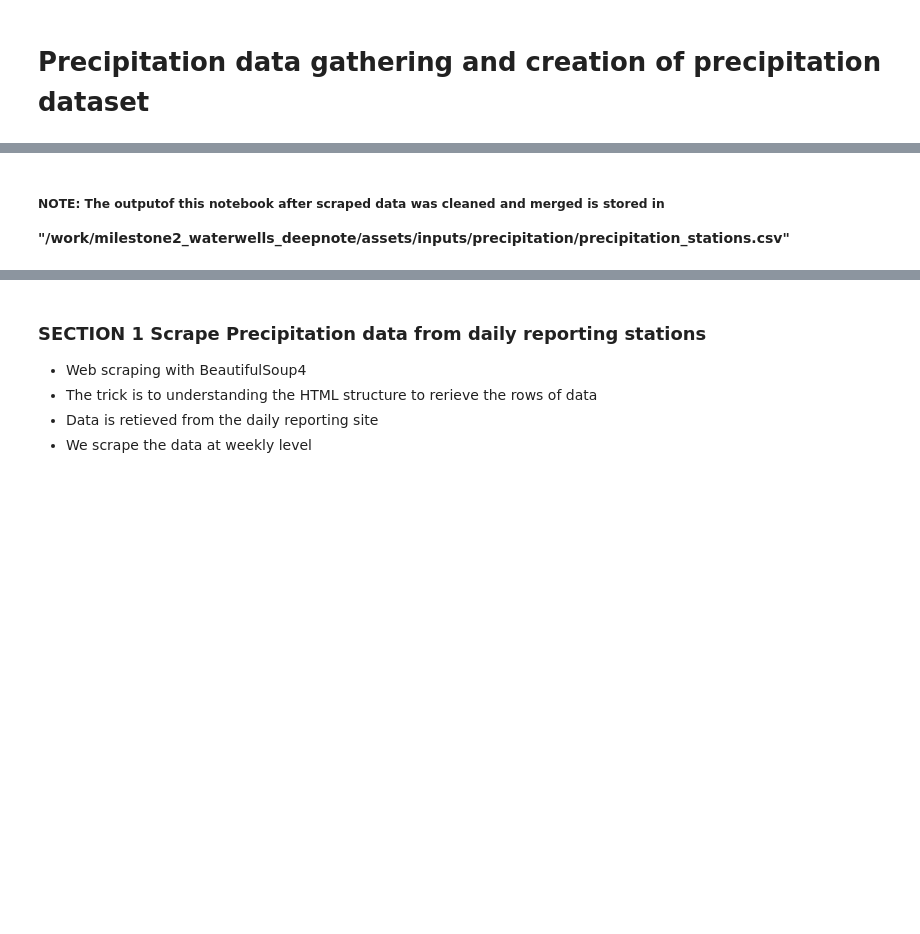
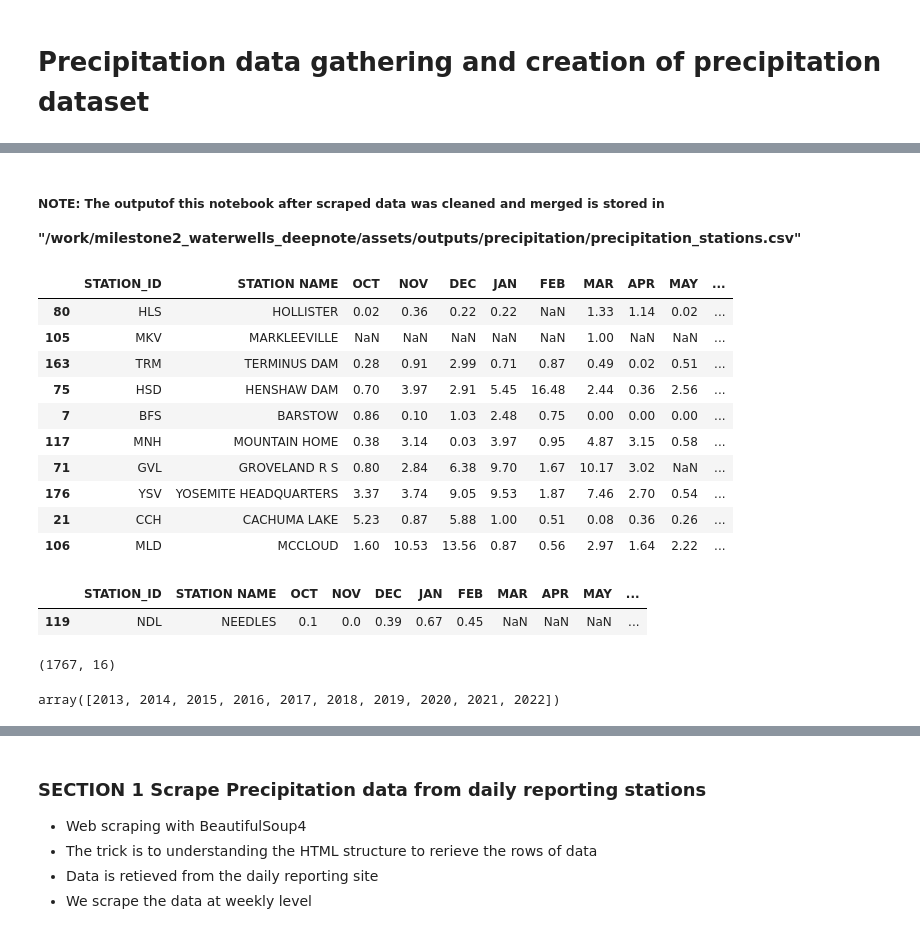
Before and after one commit to sjtalkar/milestone2_waterwells_deepnote, a Jupyter notebook: Data Engineering/precipitation_data.ipynb, the cells around one changed output, grey strips where cells are left out. Saved outputs shown, nothing was run; the diff lists cells and outputs as text; code cells hidden in the pictures; blank space fills up the shorter version.

```diff
--- a/Data Engineering/precipitation_data.ipynb
+++ b/Data Engineering/precipitation_data.ipynb
@@ -20,4 +35,4 @@ import pygeos
 import altair as alt
 # %% [markdown]
 ##### NOTE: The outputof this notebook after scraped data was cleaned and merged is stored in
- **"/work/milestone2_waterwells_deepnote/assets/inputs/precipitation/precipitation_stations.csv"**
+ **"/work/milestone2_waterwells_deepnote/assets/outputs/precipitation/precipitation_stations.csv"**
@@ -23,0 +43,27 @@ import altair as alt
+# %%
+precipitation_data.scrape_monthly_precipitation_data().sample(10)
+# %% [output]
+|  | STATION_ID | STATION NAME | OCT | NOV | DEC | JAN | FEB | MAR | APR | MAY | ... |
+| 80 | HLS | HOLLISTER | 0.02 | 0.36 | 0.22 | 0.22 | NaN | 1.33 | 1.14 | 0.02 | ... |
+| 105 | MKV | MARKLEEVILLE | NaN | NaN | NaN | NaN | NaN | 1.00 | NaN | NaN | ... |
+| 163 | TRM | TERMINUS DAM | 0.28 | 0.91 | 2.99 | 0.71 | 0.87 | 0.49 | 0.02 | 0.51 | ... |
+| 75 | HSD | HENSHAW DAM | 0.70 | 3.97 | 2.91 | 5.45 | 16.48 | 2.44 | 0.36 | 2.56 | ... |
+| 7 | BFS | BARSTOW | 0.86 | 0.10 | 1.03 | 2.48 | 0.75 | 0.00 | 0.00 | 0.00 | ... |
+| 117 | MNH | MOUNTAIN HOME | 0.38 | 3.14 | 0.03 | 3.97 | 0.95 | 4.87 | 3.15 | 0.58 | ... |
+| 71 | GVL | GROVELAND R S | 0.80 | 2.84 | 6.38 | 9.70 | 1.67 | 10.17 | 3.02 | NaN | ... |
+| 176 | YSV | YOSEMITE HEADQUARTERS | 3.37 | 3.74 | 9.05 | 9.53 | 1.87 | 7.46 | 2.70 | 0.54 | ... |
+| 21 | CCH | CACHUMA LAKE | 5.23 | 0.87 | 5.88 | 1.00 | 0.51 | 0.08 | 0.36 | 0.26 | ... |
+| 106 | MLD | MCCLOUD | 1.60 | 10.53 | 13.56 | 0.87 | 0.56 | 2.97 | 1.64 | 2.22 | ... |
+# %%
+precipitation_data.all_years_precipitation_data.sample()
+# %% [output]
+|  | STATION_ID | STATION NAME | OCT | NOV | DEC | JAN | FEB | MAR | APR | MAY | ... |
+| 119 | NDL | NEEDLES | 0.1 | 0.0 | 0.39 | 0.67 | 0.45 | NaN | NaN | NaN | ... |
+# %%
+precipitation_data.all_years_precipitation_data.shape
+# %% [output]
+(1767, 16)
+# %%
+precipitation_data.all_years_precipitation_data.YEAR.unique()
+# %% [output]
+array([2013, 2014, 2015, 2016, 2017, 2018, 2019, 2020, 2021, 2022])
```
Also changed, not shown: parts of 7 cells of this notebook, 7 other files.
